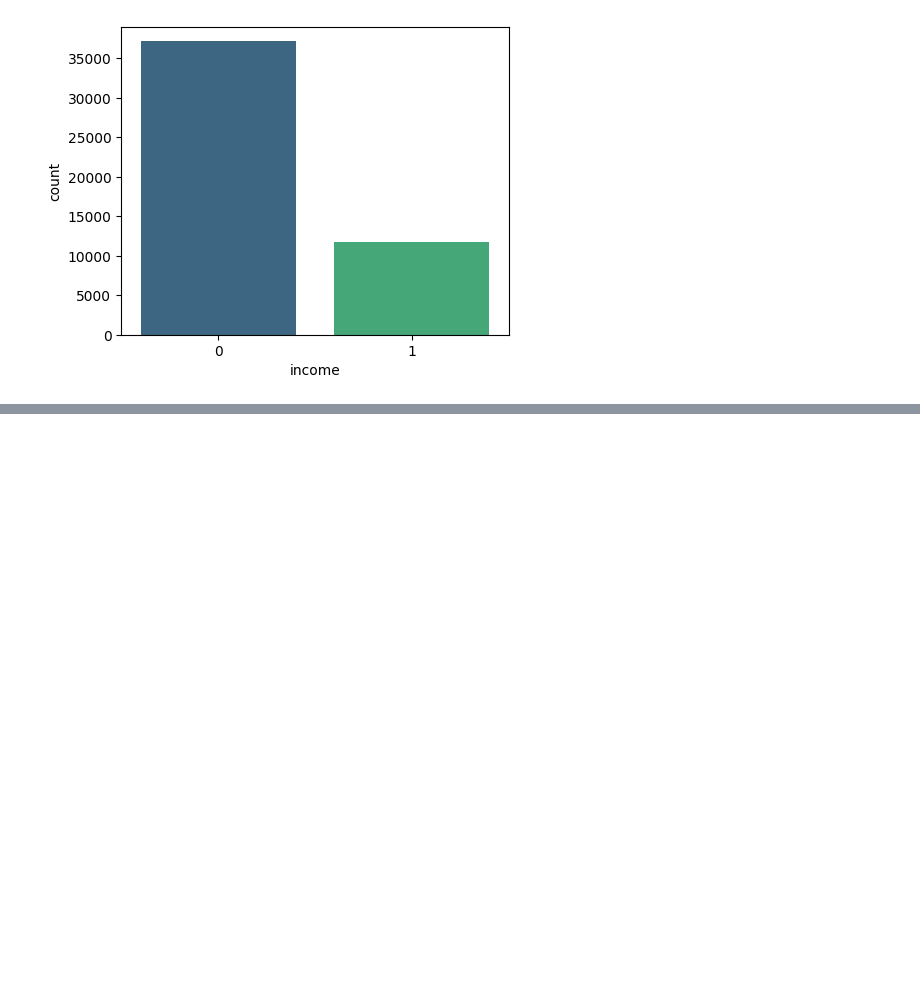
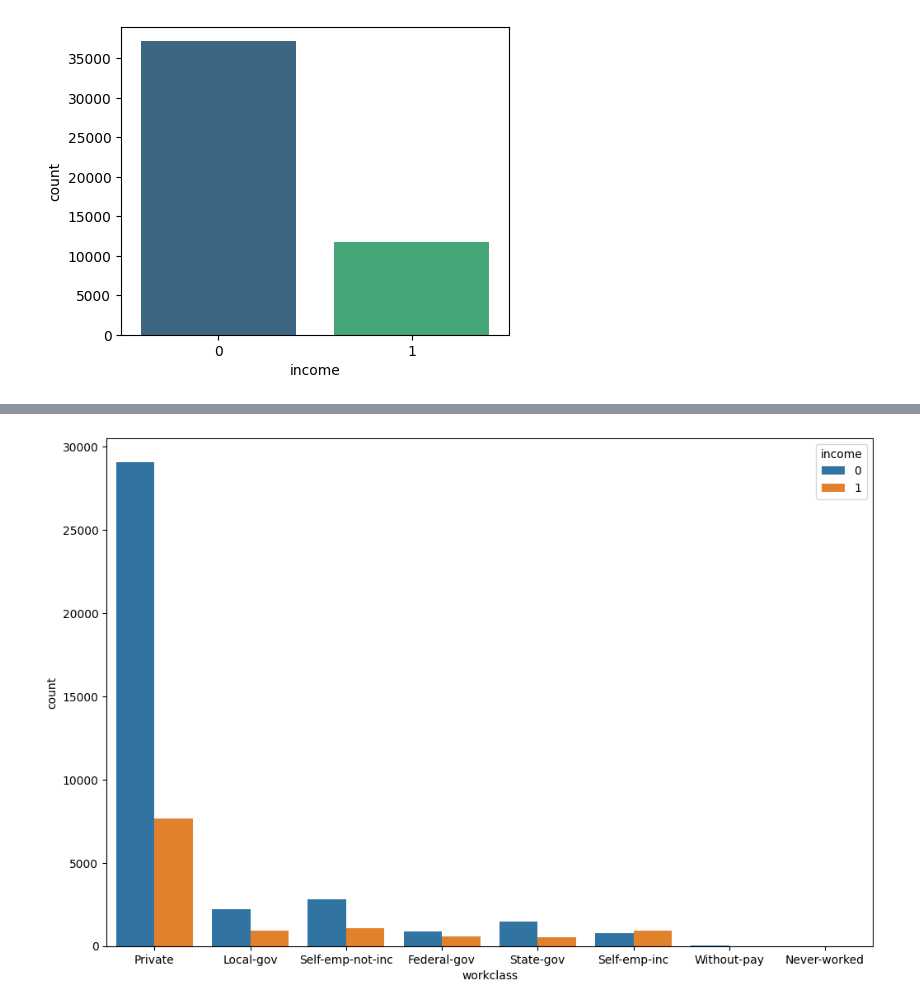
Before and after one commit to Gajendra9444/Data-Science, a Jupyter notebook: stat_data.ipynb, the cells around one changed output, grey strips where cells are left out. Cells and saved outputs as stored; diff of their text form; code cells hidden in the pictures; blank space fills up the shorter version.

```diff
--- a/stat_data.ipynb
+++ b/stat_data.ipynb
@@ -549,0 +661,14 @@ plt.show()
+# %%
+plt.figure(figsize=(12,8))
+# total = float(len(data['income']))
+
+sns.countplot(x='workclass', hue='income', data=data)
+# for p in ax.patches:
+#     height = p.get_height()
+#     ax.text(p.get_x() + p.get_width() / 2.,
+#              height + 3,
+#              '{:.1f}'.format((height/total) * 100),
+#              ha="center")
+plt.show()
+# %% [output]
+[figure, added]
```
Also changed, not shown: parts of 44 cells of this notebook, 1 other file.
